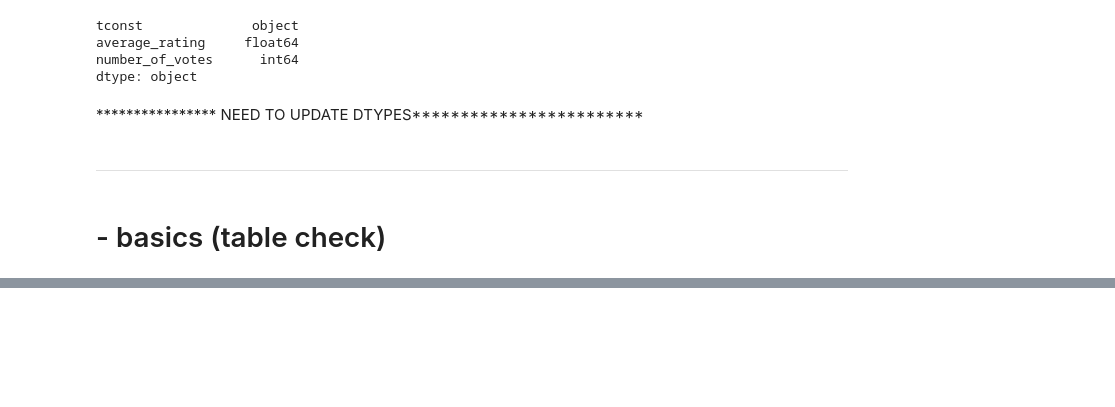
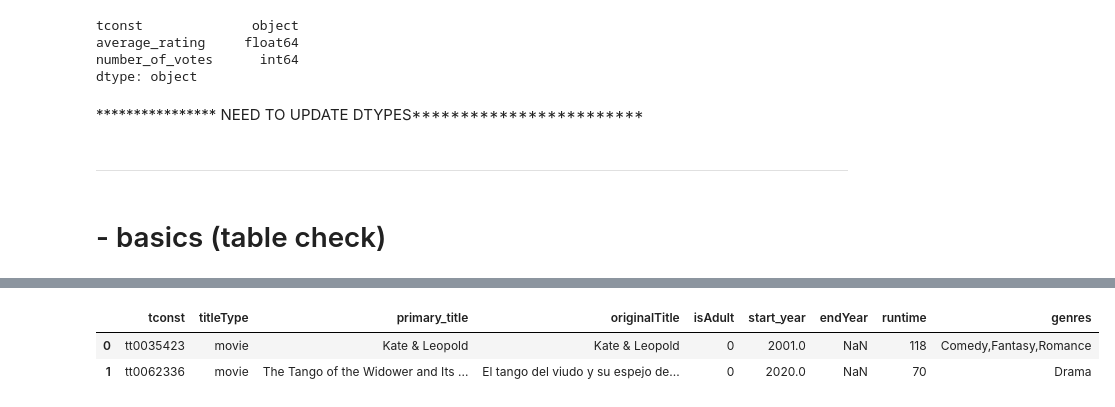
Before and after one commit to lrnrdr/Lori-pt-data-enrichment, a Jupyter notebook: Part_2.ipynb, the cells around one changed output, grey strips where cells are left out. Drawn from its saved outputs; the diff is of its cells as text; code cells hidden in the pictures; blank space fills up the shorter version.

```diff
--- a/Part_2.ipynb
+++ b/Part_2.ipynb
@@ -65,9 +65,9 @@ memory usage: 1.6+ MB
 | 4 | tt0096056 | 5.6 | 846 |
 # %%
 # Read in the title basics dsv data and preview
-basics = pd.read_csv('Data/Title_Basics.csv')
-basics.info()
-basics.head()
+Title_Basics = pd.read_csv('Data/Title_Basics.csv')
+Title_Basics.info()
+Title_Basics.head()
 # %% [output]
 <class 'pandas.core.frame.DataFrame'>
 RangeIndex: 86979 entries, 0 to 86978
@@ -179,10 +189,14 @@ basics.columns
 # %%
 # Rename columns to match ERD/SQL table  {dataframe(csv):ERD_database}
 rename_map = {"primaryTitle":"primary_title",
              "startYear":"start_year",
              "runtimeMinutes":"runtime"}
-basics = basics.rename(rename_map,axis=1)
-basics.head(2)
+Title_Basics = Title_Basics.rename(rename_map,axis=1)
+Title_Basics.head(2)
+# %% [output]
+|  | tconst | titleType | primary_title | originalTitle | isAdult | start_year | endYear | runtime | genres |
+| 0 | tt0035423 | movie | Kate & Leopold | Kate & Leopold | 0 | 2001.0 | NaN | 118 | Comedy,Fantasy,Romance |
+| 1 | tt0062336 | movie | The Tango of the Widower and Its ... | El tango del viudo y su espejo de... | 0 | 2020.0 | NaN | 70 | Drama |
 # %%
 # Reviewing (ERD/database/SQL table's) data types (This will compare datatypes in the (ERD)database vs (CSV)our dataframe)
 # Note that the datatypes will not be an exact match but a general match.
```
Also changed, not shown: parts of 15 cells of this notebook, 3 other files.
